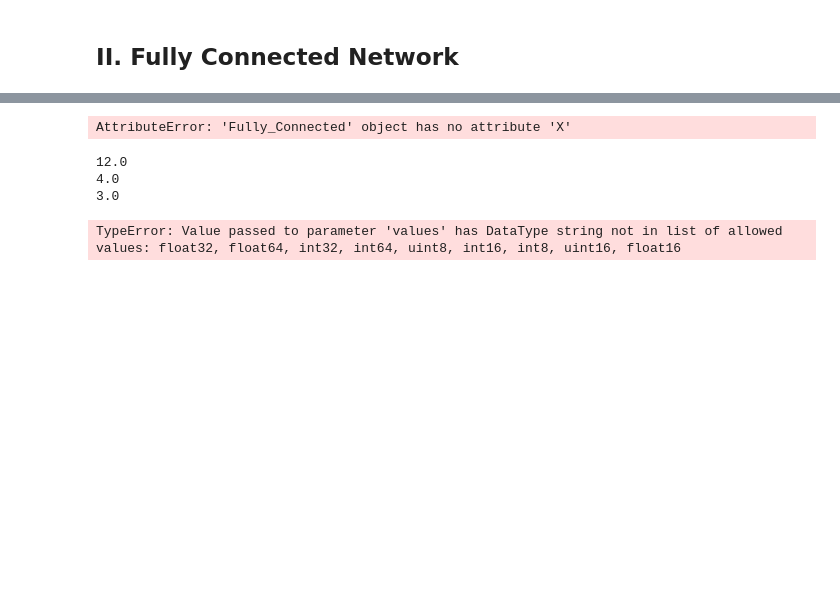
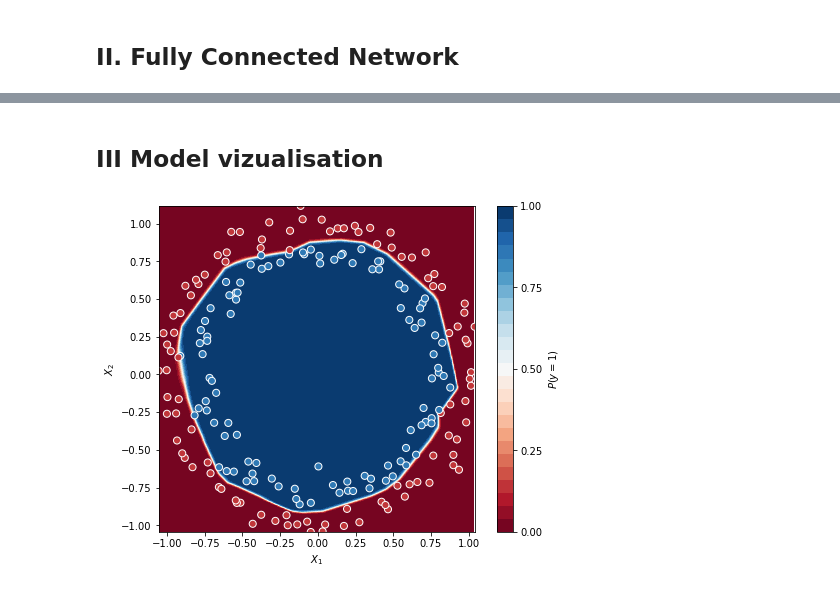
Before and after one commit to thaithai1/Tensorflow, a Jupyter notebook: Fully Connected test.ipynb, the cells around one changed output, grey strips where cells are left out. Saved outputs shown, nothing was run; the diff lists cells and outputs as text; code cells hidden in the pictures; blank space fills up the shorter version.

Commit message:
Cleaning notebook FC test

```diff
--- a/Fully Connected test.ipynb
+++ b/Fully Connected test.ipynb
@@ -102,13 +139,0 @@ AttributeError: 'Fully_Connected' object has no attribute 'loss'
-# %%
-tf.reset_default_graph()
-model=Fully_Connected(X_train, y_train, X_test, y_test)
-model.add_FC(10)
-model.train(epoch = 2001 , batch_size = 32,lr = 1e-4, filename = 'log_graph_test4/mod1')
-# %%
-tf.reset_default_graph()
-model=Fully_Connected(X_train, y_train, X_test, y_test)
-model.add_FC(20)
-model.add_FC(10)
-model.compile()
-model.train(epoch = 2001 , batch_size = 32,lr = 1e-4, filename = 'log_graph_test4/mod2')
-# model.predict_probs(X_train).shape
@@ -123,11 +139,0 @@ epoch 1800, training loss 0.0460478, test loss 0.0855475, test accuracy 0.95
-# %%
-tf.reset_default_graph()
-model=Fully_Connected(X_train, y_train, X_test, y_test)
-model.add_FC(20)
-model.add_FC(10)
-model.add_FC(10)
-model.add_FC(10)
-model.compile()
-model.train(epoch = 2001 , batch_size = 32,lr = 1e-4, filename = 'log_graph_test4/mod3')
-# %% [output]
-AttributeError: 'Fully_Connected' object has no attribute 'X'
@@ -177,24 +140,24 @@ with tf.Session() as sess:
-# %%
-import tensorflow as tf
-tf.reset_default_graph()
-w = tf.Variable(1.)
-x = tf.placeholder(dtype = tf.float32, name = 'input')
-y = w * x
-
-with tf.Session() as sess:
-    sess.run(tf.global_variables_initializer())
-    sess.run(w.assign(4))
-    print(sess.run(y, feed_dict={x : 3}))
-    print(w.eval())
-
-
-with tf.Session() as sess:
-    sess.run(tf.global_variables_initializer())
-    print(sess.run(y, feed_dict={'input:0' : 3}))
-
-tf.summary.scalar('input','input:0')
-# %% [output]
-12.0
-4.0
-3.0
-TypeError: Value passed to parameter 'values' has DataType string not in list of allowed values: float32, float64, int32, int64, uint8, int16, int8, uint16, float16
+# %% [markdown]
+## III Model vizualisation
+# %%
+#grid
+xx, yy = np.mgrid[np.min(X_ori[:,0]):np.max(X_ori[:,0]):.01, np.min(X_ori[:,1]):np.max(X_ori[:,1]):.01]
+grid = np.c_[xx.ravel(), yy.ravel()]
+probs = model.predict_probs(grid.T).reshape(xx.shape)
+
+
+f, ax = plt.subplots(figsize=(8, 6))
+contour = ax.contourf(xx, yy, probs,25, cmap='RdBu',vmin=0, vmax=1)
+ax_c = f.colorbar(contour)
+ax_c.set_label("$P(y = 1)$")
+ax_c.set_ticks([0, .25, .5, .75, 1])
+ax.scatter(*zip(*X_ori), c= y_ori, s=50,
+           cmap="RdBu", vmin=-.2, vmax=1.2,
+           edgecolor="white", linewidth=1)
+
+
+ax.set(aspect="equal", xlim=(np.min(X_ori[:,0]),np.max(X_ori[:,0])), \
+       ylim = (np.min(X_ori[:,1]),np.max(X_ori[:,1])) , xlabel="$X_1$", ylabel="$X_2$")
+plt.show()
+# %% [output]
+[figure, added]
```
Also changed, not shown: parts of 10 cells of this notebook, 1 other file.
